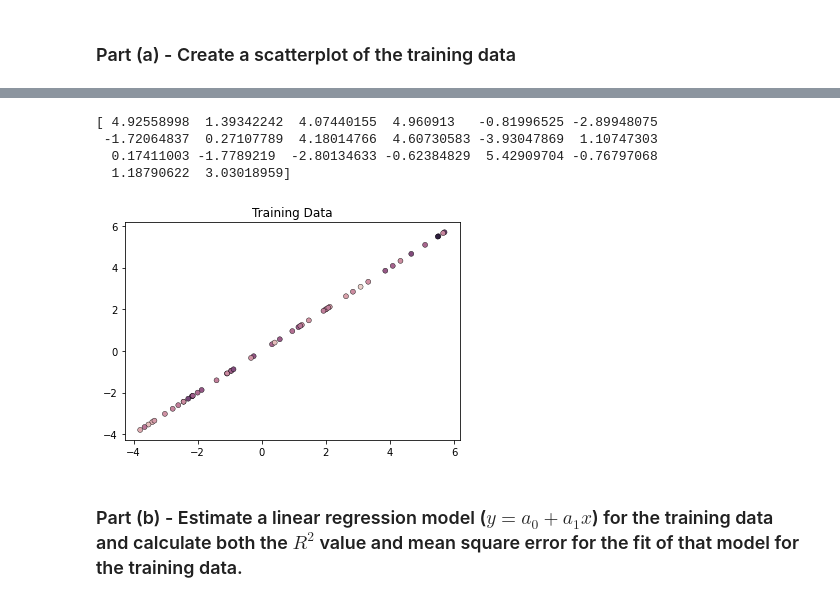
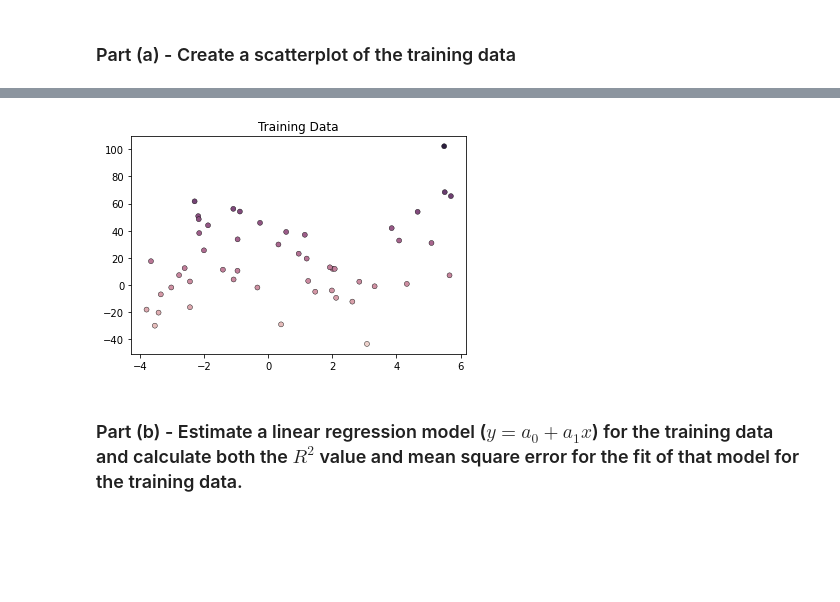
Before and after one commit to FR-Schwartz/ids705, a Jupyter notebook: assignments/Assignment_2_Fides Schwartz.ipynb, the cells around one changed output, grey strips where cells are left out. Drawn from its saved outputs; the diff is of its cells as text; code cells hidden in the pictures; blank space fills up the shorter version.

```diff
--- a/assignments/Assignment_2_Fides Schwartz.ipynb
+++ b/assignments/Assignment_2_Fides Schwartz.ipynb
@@ -1232,16 +1220,11 @@ print(x_train)
 # %%
-print(x_test)
+print(x_test1)
-# %% [output]
-[ 4.92558998  1.39342242  4.07440155  4.960913   -0.81996525 -2.89948075
- -1.72064837  0.27107789  4.18014766  4.60730583 -3.93047869  1.10747303
-  0.17411003 -1.7789219  -2.80134633 -0.62384829  5.42909704 -0.76797068
-  1.18790622  3.03018959]
 # %%
 sns.scatterplot(
-    x=x_train, y=x_train, hue=y_train, marker="o", s=25, edgecolor="k", legend=False
+    x=x_train, y=y_train, hue=y_train, marker="o", s=25, edgecolor="k", legend=False
 ).set_title("Training Data")
 plt.show()
 # %% [output]
-[figure, old version]
+[figure, new version]
 # %% [markdown]
 ### Part (b) - Estimate a linear regression model ($y = a_0 + a_1 x$) for the training data and calculate both the $R^2$ value and mean square error for the fit of that model for the training data.
```
Also changed, not shown: parts of 8 cells of this notebook.
